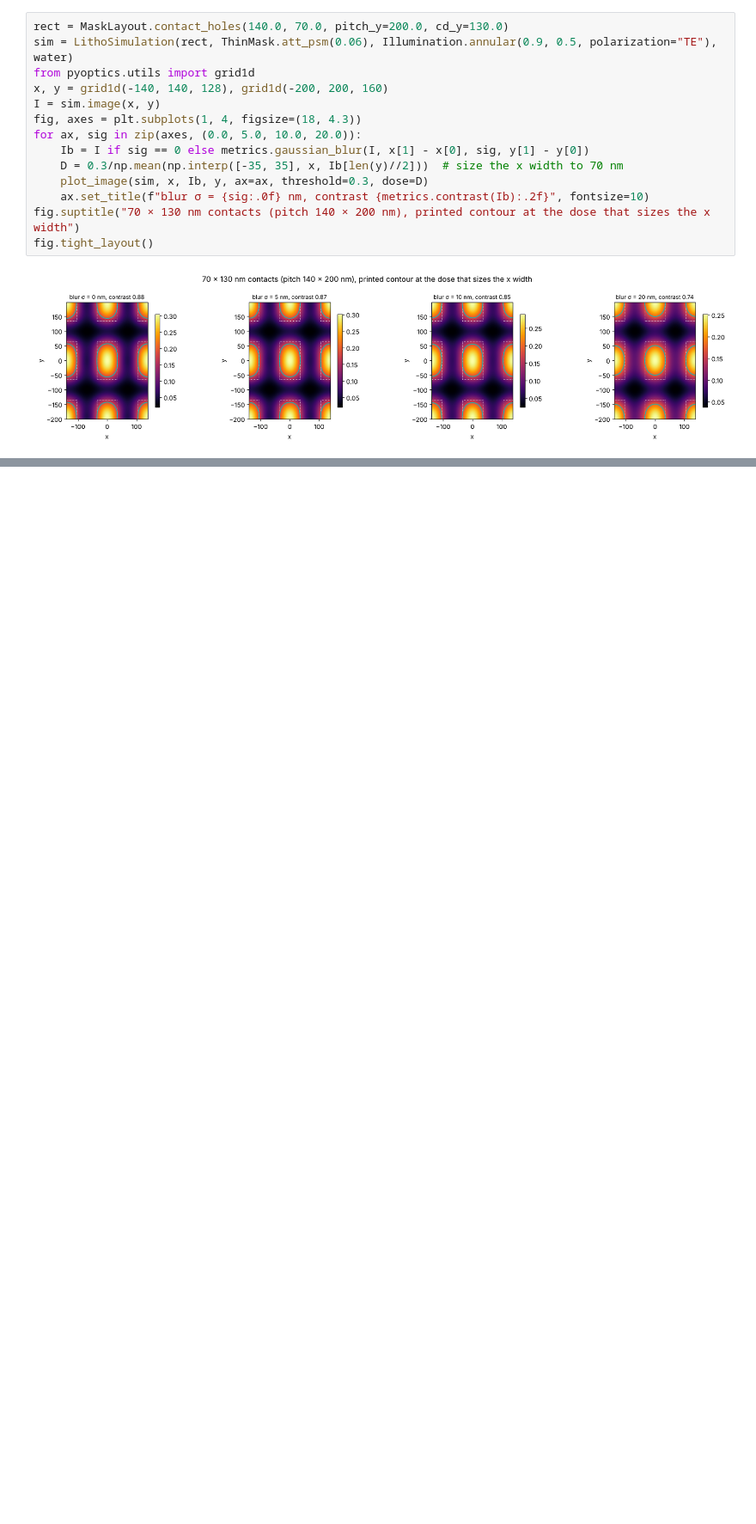
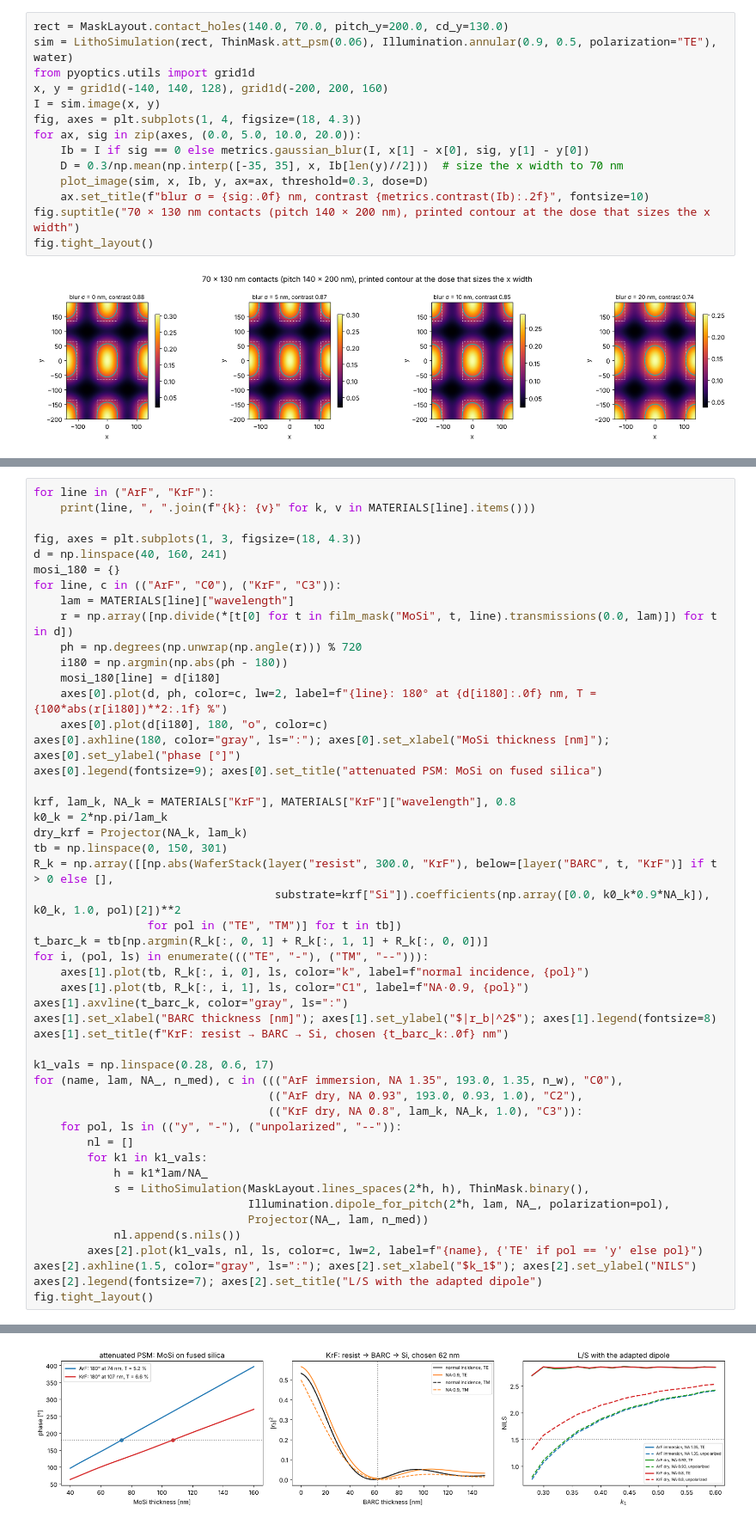
Before and after one commit to aeberspaecher/pyoptics, a Jupyter notebook: notebooks/17_lithography_toolbox.ipynb, the cells around one changed output, grey strips where cells are left out. Shown at 86% size. Drawn from its saved outputs; the diff is of its cells as text; blank space fills up the shorter version.

```diff
--- a/notebooks/17_lithography_toolbox.ipynb
+++ b/notebooks/17_lithography_toolbox.ipynb
@@ -482,0 +590,50 @@ fig.tight_layout()
+# %%
+for line in ("ArF", "KrF"):
+    print(line, ", ".join(f"{k}: {v}" for k, v in MATERIALS[line].items()))
+
+fig, axes = plt.subplots(1, 3, figsize=(18, 4.3))
+d = np.linspace(40, 160, 241)
+mosi_180 = {}
+for line, c in (("ArF", "C0"), ("KrF", "C3")):
+    lam = MATERIALS[line]["wavelength"]
+    r = np.array([np.divide(*[t[0] for t in film_mask("MoSi", t, line).transmissions(0.0, lam)]) for t in d])
+    ph = np.degrees(np.unwrap(np.angle(r))) % 720
+    i180 = np.argmin(np.abs(ph - 180))
+    mosi_180[line] = d[i180]
+    axes[0].plot(d, ph, color=c, lw=2, label=f"{line}: 180° at {d[i180]:.0f} nm, T = {100*abs(r[i180])**2:.1f} %")
+    axes[0].plot(d[i180], 180, "o", color=c)
+axes[0].axhline(180, color="gray", ls=":"); axes[0].set_xlabel("MoSi thickness [nm]"); axes[0].set_ylabel("phase [°]")
+axes[0].legend(fontsize=9); axes[0].set_title("attenuated PSM: MoSi on fused silica")
+
+krf, lam_k, NA_k = MATERIALS["KrF"], MATERIALS["KrF"]["wavelength"], 0.8
+k0_k = 2*np.pi/lam_k
+dry_krf = Projector(NA_k, lam_k)
+tb = np.linspace(0, 150, 301)
+R_k = np.array([[np.abs(WaferStack(layer("resist", 300.0, "KrF"), below=[layer("BARC", t, "KrF")] if t > 0 else [],
+                                    substrate=krf["Si"]).coefficients(np.array([0.0, k0_k*0.9*NA_k]), k0_k, 1.0, pol)[2])**2
+                 for pol in ("TE", "TM")] for t in tb])
+t_barc_k = tb[np.argmin(R_k[:, 0, 1] + R_k[:, 1, 1] + R_k[:, 0, 0])]
+for i, (pol, ls) in enumerate((("TE", "-"), ("TM", "--"))):
+    axes[1].plot(tb, R_k[:, i, 0], ls, color="k", label=f"normal incidence, {pol}")
+    axes[1].plot(tb, R_k[:, i, 1], ls, color="C1", label=f"NA·0.9, {pol}")
+axes[1].axvline(t_barc_k, color="gray", ls=":")
+axes[1].set_xlabel("BARC thickness [nm]"); axes[1].set_ylabel("$|r_b|^2$"); axes[1].legend(fontsize=8)
+axes[1].set_title(f"KrF: resist → BARC → Si, chosen {t_barc_k:.0f} nm")
+
+k1_vals = np.linspace(0.28, 0.6, 17)
+for (name, lam, NA_, n_med), c in ((("ArF immersion, NA 1.35", 193.0, 1.35, n_w), "C0"),
+                                   (("ArF dry, NA 0.93", 193.0, 0.93, 1.0), "C2"),
+                                   (("KrF dry, NA 0.8", lam_k, NA_k, 1.0), "C3")):
+    for pol, ls in (("y", "-"), ("unpolarized", "--")):
+        nl = []
+        for k1 in k1_vals:
+            h = k1*lam/NA_
+            s = LithoSimulation(MaskLayout.lines_spaces(2*h, h), ThinMask.binary(),
+                                Illumination.dipole_for_pitch(2*h, lam, NA_, polarization=pol),
+                                Projector(NA_, lam, n_med))
+            nl.append(s.nils())
+        axes[2].plot(k1_vals, nl, ls, color=c, lw=2, label=f"{name}, {'TE' if pol == 'y' else pol}")
+axes[2].axhline(1.5, color="gray", ls=":"); axes[2].set_xlabel("$k_1$"); axes[2].set_ylabel("NILS")
+axes[2].legend(fontsize=7); axes[2].set_title("L/S with the adapted dipole")
+fig.tight_layout()
+# %% [output]
@@ -482,0 +642 @@ fig.tight_layout()
+[figure, added]
```
Also changed, not shown: parts of 14 cells of this notebook, 7 other files.
